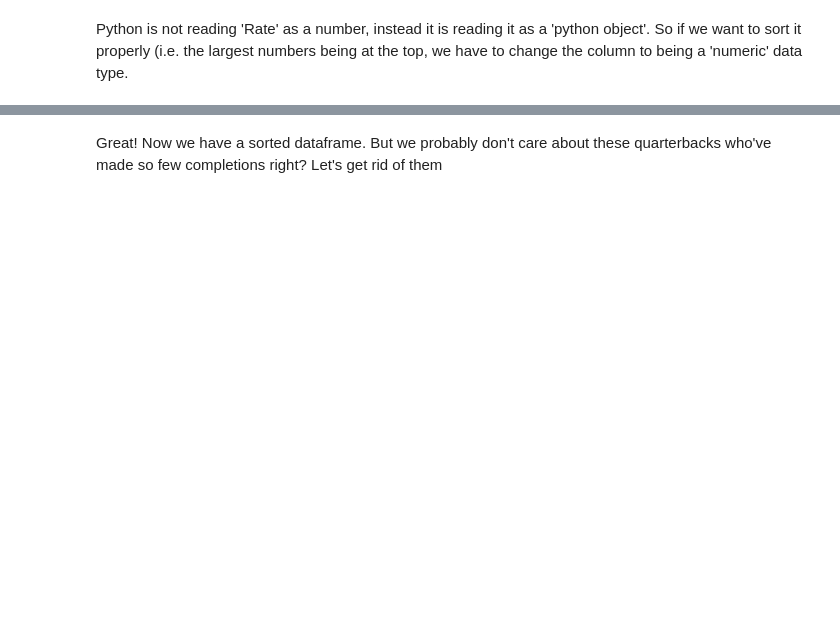
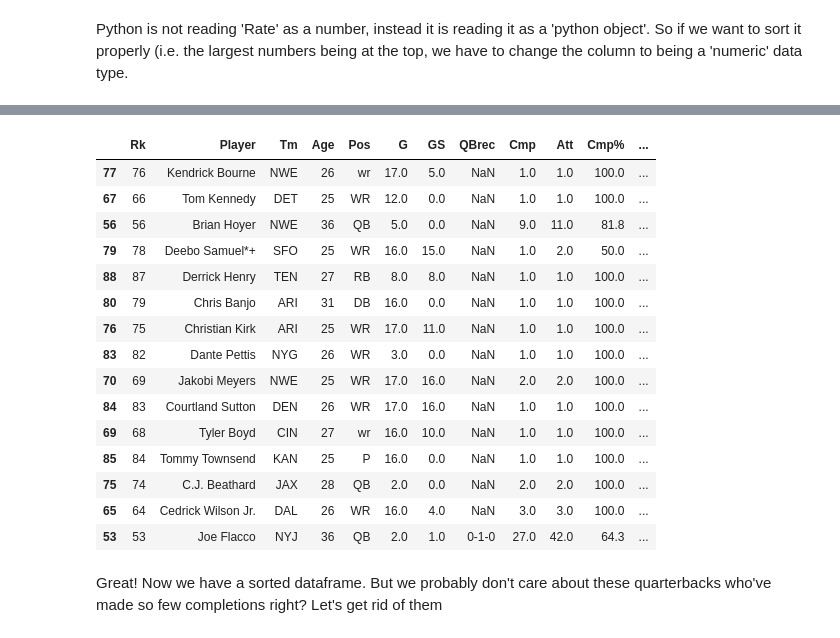
Before and after one commit to scottmaran/helpful_python_notebooks, a Jupyter notebook: Pandas Example.ipynb, the cells around one changed output, grey strips where cells are left out. Cells and saved outputs as stored; diff of their text form; code cells hidden in the pictures; blank space fills up the shorter version.

```diff
--- a/Pandas Example.ipynb
+++ b/Pandas Example.ipynb
@@ -127,3 +246,22 @@ correctly_sorted_df
+# %%
+correctly_sorted_df.head(15)
+# %% [output]
+|  | Rk | Player | Tm | Age | Pos | G | GS | QBrec | Cmp | Att | Cmp% | ... |
+| 77 | 76 | Kendrick Bourne | NWE | 26 | wr | 17.0 | 5.0 | NaN | 1.0 | 1.0 | 100.0 | ... |
+| 67 | 66 | Tom Kennedy | DET | 25 | WR | 12.0 | 0.0 | NaN | 1.0 | 1.0 | 100.0 | ... |
+| 56 | 56 | Brian Hoyer | NWE | 36 | QB | 5.0 | 0.0 | NaN | 9.0 | 11.0 | 81.8 | ... |
+| 79 | 78 | Deebo Samuel*+ | SFO | 25 | WR | 16.0 | 15.0 | NaN | 1.0 | 2.0 | 50.0 | ... |
+| 88 | 87 | Derrick Henry | TEN | 27 | RB | 8.0 | 8.0 | NaN | 1.0 | 1.0 | 100.0 | ... |
+| 80 | 79 | Chris Banjo | ARI | 31 | DB | 16.0 | 0.0 | NaN | 1.0 | 1.0 | 100.0 | ... |
+| 76 | 75 | Christian Kirk | ARI | 25 | WR | 17.0 | 11.0 | NaN | 1.0 | 1.0 | 100.0 | ... |
+| 83 | 82 | Dante Pettis | NYG | 26 | WR | 3.0 | 0.0 | NaN | 1.0 | 1.0 | 100.0 | ... |
+| 70 | 69 | Jakobi Meyers | NWE | 25 | WR | 17.0 | 16.0 | NaN | 2.0 | 2.0 | 100.0 | ... |
+| 84 | 83 | Courtland Sutton | DEN | 26 | WR | 17.0 | 16.0 | NaN | 1.0 | 1.0 | 100.0 | ... |
+| 69 | 68 | Tyler Boyd | CIN | 27 | wr | 16.0 | 10.0 | NaN | 1.0 | 1.0 | 100.0 | ... |
+| 85 | 84 | Tommy Townsend | KAN | 25 | P | 16.0 | 0.0 | NaN | 1.0 | 1.0 | 100.0 | ... |
+| 75 | 74 | C.J. Beathard | JAX | 28 | QB | 2.0 | 0.0 | NaN | 2.0 | 2.0 | 100.0 | ... |
+| 65 | 64 | Cedrick Wilson Jr. | DAL | 26 | WR | 16.0 | 4.0 | NaN | 3.0 | 3.0 | 100.0 | ... |
+| 53 | 53 | Joe Flacco | NYJ | 36 | QB | 2.0 | 1.0 | 0-1-0 | 27.0 | 42.0 | 64.3 | ... |
 # %% [markdown]
 Great! Now we have a sorted dataframe. But we probably don't care about these quarterbacks who've made so few completions right? Let's get rid of them
 # %%
```
Also changed, not shown: parts of 23 cells of this notebook, 1 other file.
